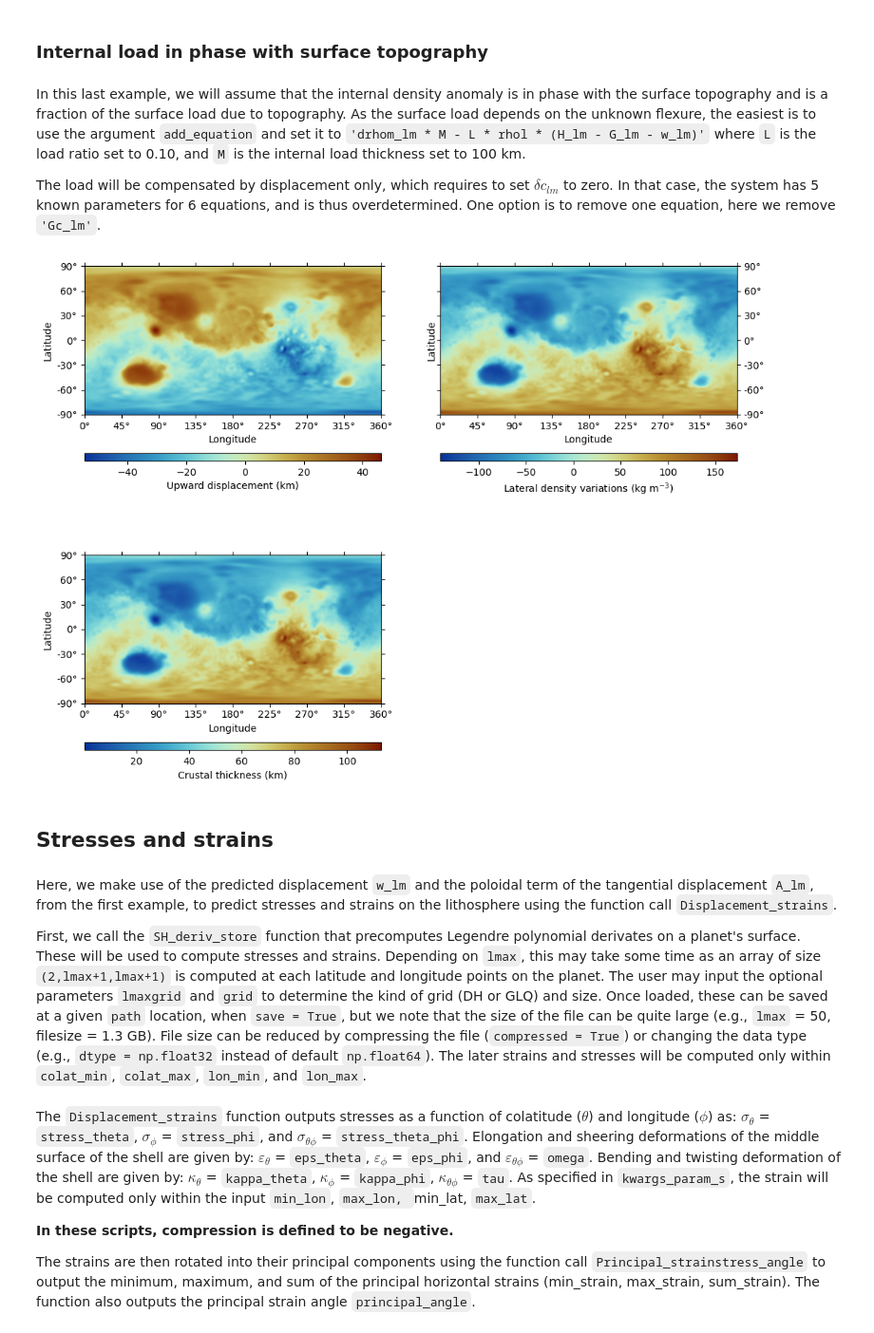
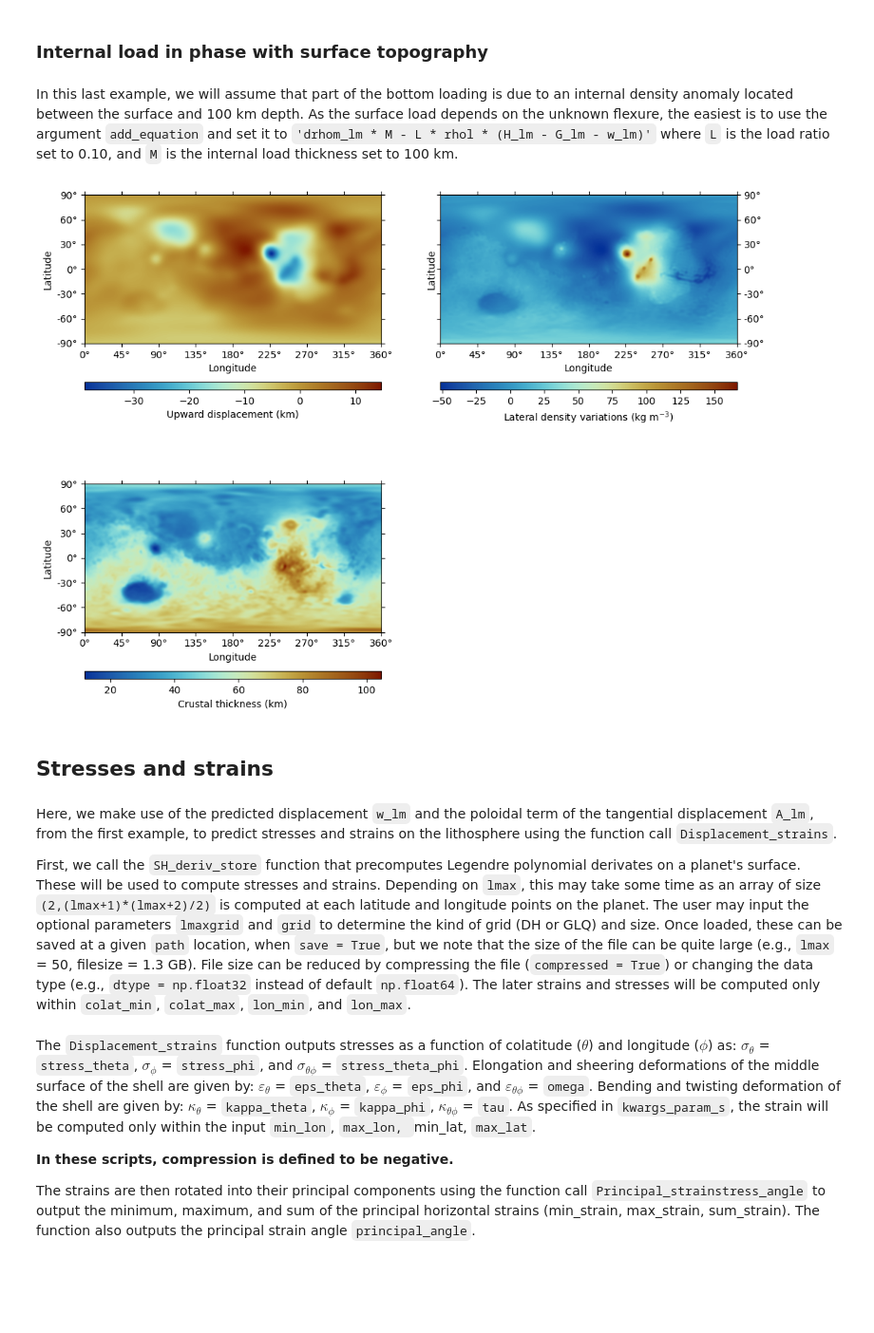
Before and after one commit to AB-Ares/Displacement_strain_planet, a Jupyter notebook: examples/Run_demo.ipynb, the cells around one changed output. Shown at 95% size. Cells and saved outputs as stored; diff of their text form; code cells hidden in the pictures; blank space fills up the shorter version.

```diff
--- a/examples/Run_demo.ipynb
+++ b/examples/Run_demo.ipynb
@@ -300,43 +289,39 @@ pysh.SHCoeffs.from_array(drhom_lm).expand(**args_expand).plot(ax=ax3,
 # %% [markdown]
 ### Internal load in phase with surface topography
 # %% [markdown]
-In this last example, we will assume that the internal density anomaly is in phase with the surface topography and is a fraction of the surface load due to topography. As the surface load depends on the unknown flexure, the easiest is to use the argument `add_equation` and set it to `'drhom_lm * M - L * rhol * (H_lm - G_lm - w_lm)'` where `L` is the load ratio set to 0.10, and `M` is the internal load thickness set to 100 km.
-
-The load will be compensated by displacement only, which requires to set $\delta c_{lm}$ to zero. In that case, the system has 5 known parameters for 6 equations, and is thus overdetermined. One option is to remove one equation, here we remove `'Gc_lm'`.
+In this last example, we will assume that part of the bottom loading is due to an internal density anomaly located between the surface and 100 km depth. As the surface load depends on the unknown flexure, the easiest is to use the argument `add_equation` and set it to `'drhom_lm * M - L * rhol * (H_lm - G_lm - w_lm)'` where `L` is the load ratio set to 0.10, and `M` is the internal load thickness set to 100 km.
 # %%
 load_thickness = 100e3
 L_ratio = 0.1
+add_equation = 'drhom_lm - (%s * %s * (H_lm - G_lm - w_lm)) / %s' %(L_ratio, rhol, load_thickness)
 
 (w_lm, A_lm, moho_relief_lm, dc_lm, drhom_lm, omega_lm, q_lm, Gc_lm,
 G_lm, H_lm, sols) = Thin_shell_matrix_nmax(*args_param_m, base_drho = Te+load_thickness,
         top_drho = Te, G_lm = geoid_clm.coeffs, H_lm = topo_clm.coeffs,
-        dc_lm = zeros.copy(), add_equation =
-        'drhom_lm - (%s * %s * (H_lm - G_lm - w_lm)) / %s'
-        %(L_ratio, rhol, load_thickness),
-        remove_equation = 'Gc_lm', filter = "Ma", filter_half = 50)
+        add_equation = add_equation, filter = "Ma", filter_half = 50)
 
 ### Plotting
 args_plot = dict(tick_interval=[45, 30], colorbar = 'bottom', cmap = cm.roma_r)
 fig, ((ax1,ax2),(ax3,ax4)) = plt.subplots(2,2, **args_fig)
 
 moho_ref = (R - c) / 1e3
 
 (pysh.SHCoeffs.from_array(w_lm/1e3) - R/1e3).expand(**args_expand).plot(ax=ax1,
         cb_label = 'Upward displacement (km)', **args_plot)
 pysh.SHCoeffs.from_array(drhom_lm).expand(**args_expand).plot(ax=ax2,
         cb_label = 'Lateral density variations (kg m$^{-3}$)',
         ticks = 'wSnE', **args_plot)
 (pysh.SHCoeffs.from_array((H_lm-moho_relief_lm)/1e3).expand(**args_expand)).\
         plot(ax=ax3, cb_label = 'Crustal thickness (km)', show = True, **args_plot)
 ax4.set_visible(False)
 # %% [output]
-[figure, old version]
+[figure, new version]
 # %% [markdown]
 ## Stresses and strains
 # %% [markdown]
 Here, we make use of the predicted displacement `w_lm` and the poloidal term of the tangential displacement `A_lm`, from the first example, to predict stresses and strains on the lithosphere using the function call `Displacement_strains`.
 
-First, we call the `SH_deriv_store` function  that precomputes Legendre polynomial derivates on a planet's surface. These will be used to compute stresses and strains. Depending on `lmax`, this may take some time as an array of size `(2,lmax+1,lmax+1)` is computed at each latitude and longitude points on the planet. The user may input the optional parameters `lmaxgrid` and `grid` to determine the kind of grid (DH or GLQ) and size. Once loaded, these can be saved at a given `path` location, when `save = True`, but we note that the size of the file can be quite large (e.g., `lmax` = 50, filesize = 1.3 GB). File size can be reduced by compressing the file (`compressed = True`) or changing the data type (e.g., `dtype = np.float32` instead of default `np.float64`). The later strains and stresses will be computed only within `colat_min`, `colat_max`, `lon_min`, and `lon_max`.
+First, we call the `SH_deriv_store` function  that precomputes Legendre polynomial derivates on a planet's surface. These will be used to compute stresses and strains. Depending on `lmax`, this may take some time as an array of size `(2,(lmax+1)*(lmax+2)/2)` is computed at each latitude and longitude points on the planet. The user may input the optional parameters `lmaxgrid` and `grid` to determine the kind of grid (DH or GLQ) and size. Once loaded, these can be saved at a given `path` location, when `save = True`, but we note that the size of the file can be quite large (e.g., `lmax` = 50, filesize = 1.3 GB). File size can be reduced by compressing the file (`compressed = True`) or changing the data type (e.g., `dtype = np.float32` instead of default `np.float64`). The later strains and stresses will be computed only within `colat_min`, `colat_max`, `lon_min`, and `lon_max`.
 # %%
 # Precompute Legendre Polynomial derivatives for strain calculations
 lmax = 50 # Lower lmax for faster computations
```
Also changed, not shown: parts of 8 cells of this notebook, 29 other files.
